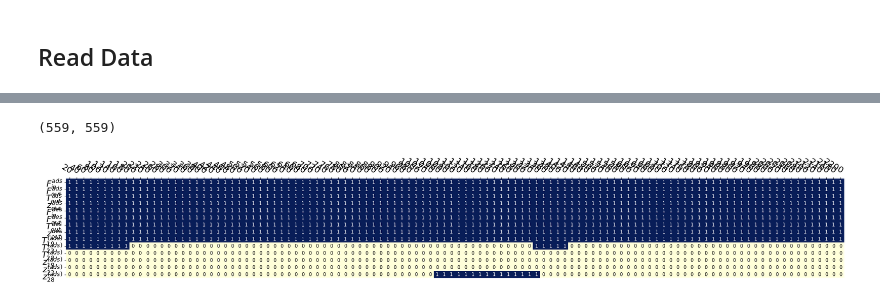
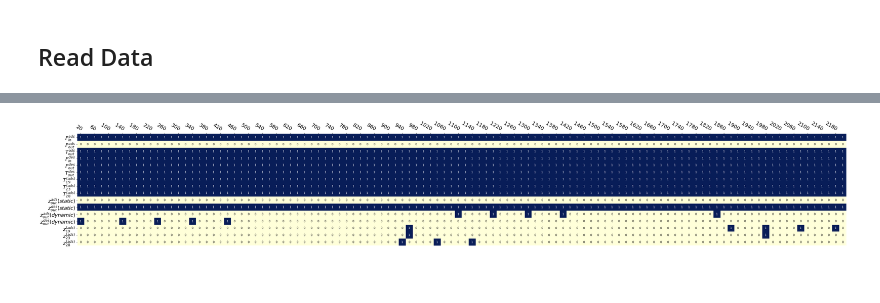
Before and after one commit to CCSI-Toolset/measurement-optimization, a Jupyter notebook: Draw_figure.ipynb, the cells around one changed output, grey strips where cells are left out. Saved outputs shown, nothing was run; the diff lists cells and outputs as text; code cells hidden in the pictures.

```diff
--- a/Draw_figure.ipynb
+++ b/Draw_figure.ipynb
@@ -148,6 +146,7 @@ def heatmap(data, row_labels, col_labels, ax=None,
     ax.set_yticks(np.arange(data.shape[0]))
     ax.set_xticklabels(col_labels, fontsize=si)
     ax.set_yticklabels(row_labels, fontsize=si, fontweight="bold")
+    ax.xaxis.set_major_locator(plt.MaxNLocator(55))
 
     # Let the horizontal axes labeling appear on top.
     ax.tick_params(top=True, bottom=False,
@@ -227,7 +226,8 @@ def annotate_heatmap(im, data=None, valfmt="{x:.2f}",
 
     return texts
 # %%
-with open('Feb14_A_110_8500', 'rb') as f:
+#with open('./FebResults/Feb14_A_110_8500', 'rb') as f:
+with open('Mar20_A_110_20000_strategy3_mip', 'rb') as f:
     x = pickle.load(f)
 
 print(x)
@@ -295,39 +321,39 @@ plt.show()
 # %%
 number_t = 110
 # %%
-print(np.shape(x))
+#print(np.shape(x))
 
-for i in range(len(x)):
-    for j in range(len(x[0])):
-        if x[i,j] >= 0.5:
-            x[i,j] = 1
-        else:
-            x[i,j] = 0
+#for i in range(len(x)):
+#    for j in range(len(x[0])):
+#        if x[i,j] >= 0.5:
+#            x[i,j] = 1
+#        else:
+#            x[i,j] = 0
-# %% [output]
-(559, 559)
 # %%
 #measure_name = ['Ads.gas_inlet.F', 'Ads.gas_outlet.F', 'Ads.gas_outlet.T', 'Ads.gas_outlet.z("CO2")', 'Des.gas_inlet.F', 'Des.gas_outlet.F', 'Des.gas_outlet.T', 'Des.gas_outlet.z("CO2")', 'Ads.T_g.Value(19,10)', 'Ads.T_g.Value(23,10)', 'Ads.T_g.Value(28,10)', 'Ads.z("CO2",19,10)', 'Ads.z("CO2",23,10)', 'Ads.z("CO2",28,10)']
-measure_name = ['$F_{in}^{{ads}}$', '$F_{out}^{{ads}}$', '$T_{out}^{{ads}}$', '$z_{out}^{{ads}}$',
-                '$F_{in}^{{des}}$', '$F_{out}^{{des}}$', '$T_{out}^{{des}}$', '$z_{out}^{{des}}$',
+measure_name = ['$F_{in}^{{ads}}$', '$F_{out}^{{ads}}$', '$T_{out}^{{ads}}$',
+                '$F_{in}^{{des}}$', '$F_{out}^{{des}}$', '$T_{out}^{{des}}$',
                 '$T_{19}^{(ads)}$', '$T_{23}^{(ads)}$', '$T_{28}^{(ads)}$',
+                '$z_{out}^{{ads}}(static)$', '$z_{out}^{{des}}(static)$',
+                '$z_{out}^{{ads}}(dynamic)$', '$z_{out}^{{des}}(dynamic)$',
                 '$z_{19}^{(ads)}$', '$z_{23}^{(ads)}$', '$z_{28}^{(ads)}$']
 
 
 #time_set = ['500', '1000', '1500', '2000', '2200']
 time_set = np.linspace(20, 2200, number_t)
 time_set = [str(int(i)) for i in time_set]
 
-fig, ax = plt.subplots(figsize=(24,16))
+fig, ax = plt.subplots(figsize=(40,40))
 
-im = heatmap(sol_2d, measure_name, time_set, ax=ax,
+im = heatmap(sol_2d_reorg, measure_name, time_set, ax=ax,
                    cmap="YlGnBu")
 texts = annotate_heatmap(im, valfmt="{x:.0f}")
 
 fig.tight_layout()
 plt.savefig('bed.pdf')
 plt.show()
 # %% [output]
-[figure, old version]
+[figure, new version]
 # %%
 print(np.shape(x))
 # %% [output]
```
Also changed, not shown: parts of 7 cells of this notebook, 3 other files.
